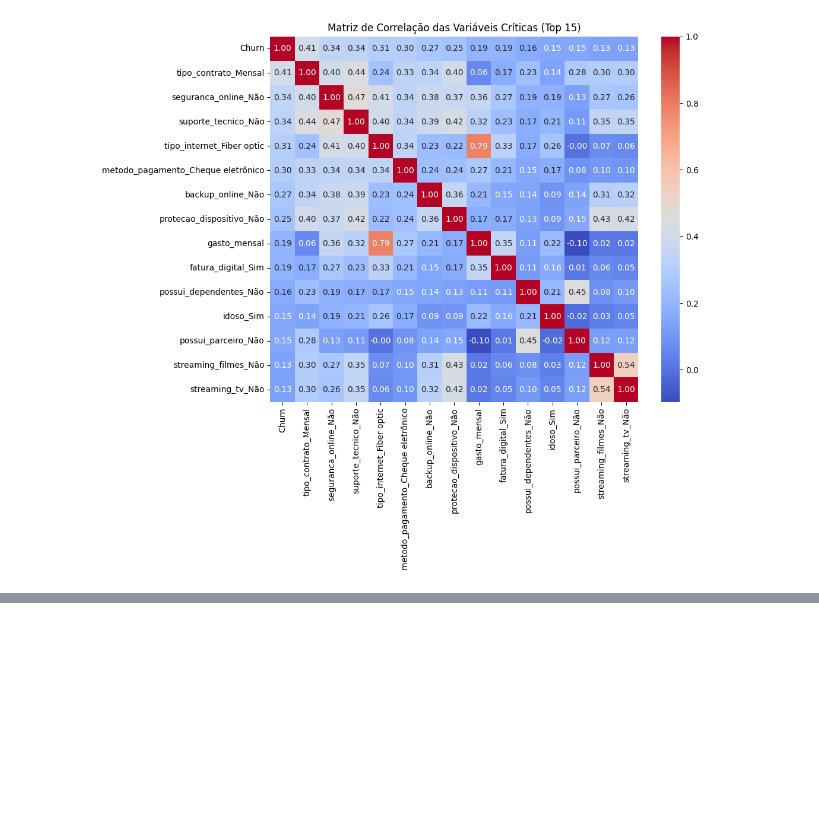
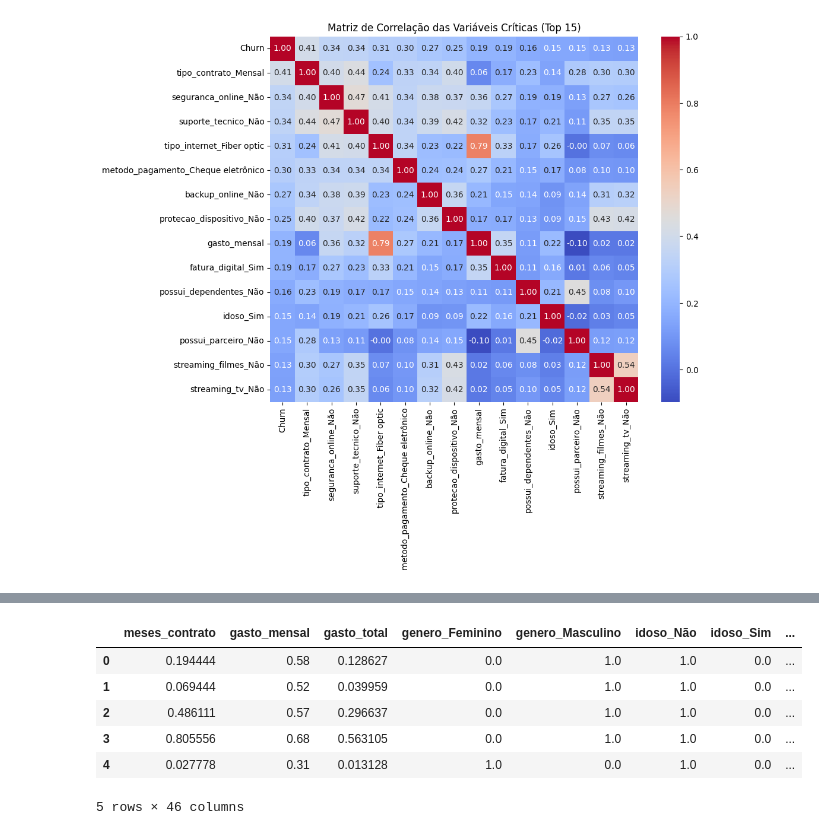
Before and after one commit to lidimoura/challenge3-data-science-TelecomX2, a Jupyter notebook: Challenge3_dataScience_TelecomX2.ipynb, the cells around one changed output, grey strips where cells are left out. Cells and saved outputs as stored; diff of their text form; code cells hidden in the pictures; blank space fills up the shorter version.

Commit message:
Criado usando o Colab - smote e normalização dos dados

```diff
--- a/Challenge3_dataScience_TelecomX2.ipynb
+++ b/Challenge3_dataScience_TelecomX2.ipynb
@@ -78,0 +84,17 @@ plt.show()
+# %%
+from sklearn.model_selection import train_test_split
+from imblearn.over_sampling import SMOTE
+
+# separando características (X) e a variável alvo (y)
+X = df_final.drop(columns=['Churn'])
+y = df_final['Churn']
+
+# dividindo os dados (70% treino, 30% teste)
+X_train, X_test, y_train, y_test = train_test_split(X, y, test_size=0.3, random_state=42, stratify=y)
+
+# aplicando o smote apenas nos dados de treino para evitar vazamento de dados
+smote = SMOTE(random_state=42)
+X_train_bal, y_train_bal = smote.fit_resample(X_train, y_train)
+
+print(f"distribuição antes do smote (treino): \n{y_train.value_counts()}\n")
+print(f"distribuição depois do smote (treino): \n{y_train_bal.value_counts()}")
@@ -78,0 +117,24 @@ plt.show()
+# %%
+from sklearn.preprocessing import MinMaxScaler
+import pandas as pd
+
+# instanciando o normalizador
+scaler = MinMaxScaler()
+
+# ajustando o normalizador com os dados de treino e já transformando
+X_train_norm = scaler.fit_transform(X_train_bal)
+
+# transformando os dados de teste (usando o padrão aprendido no treino)
+X_test_norm = scaler.transform(X_test)
+
+# convertendo de volta para dataframe apenas para facilitar a visualização
+X_train_norm_df = pd.DataFrame(X_train_norm, columns=X.columns)
+display(X_train_norm_df.head())
+# %% [output]
+|  | meses_contrato | gasto_mensal | gasto_total | genero_Feminino | genero_Masculino | idoso_Não | idoso_Sim | ... |
+| 0 | 0.194444 | 0.58 | 0.128627 | 0.0 | 1.0 | 1.0 | 0.0 | ... |
+| 1 | 0.069444 | 0.52 | 0.039959 | 0.0 | 1.0 | 1.0 | 0.0 | ... |
+| 2 | 0.486111 | 0.57 | 0.296637 | 0.0 | 1.0 | 1.0 | 0.0 | ... |
+| 3 | 0.805556 | 0.68 | 0.563105 | 0.0 | 1.0 | 1.0 | 0.0 | ... |
+| 4 | 0.027778 | 0.31 | 0.013128 | 1.0 | 0.0 | 1.0 | 0.0 | ... |
+5 rows × 46 columns
```
Also changed, not shown: parts of 3 cells of this notebook.
